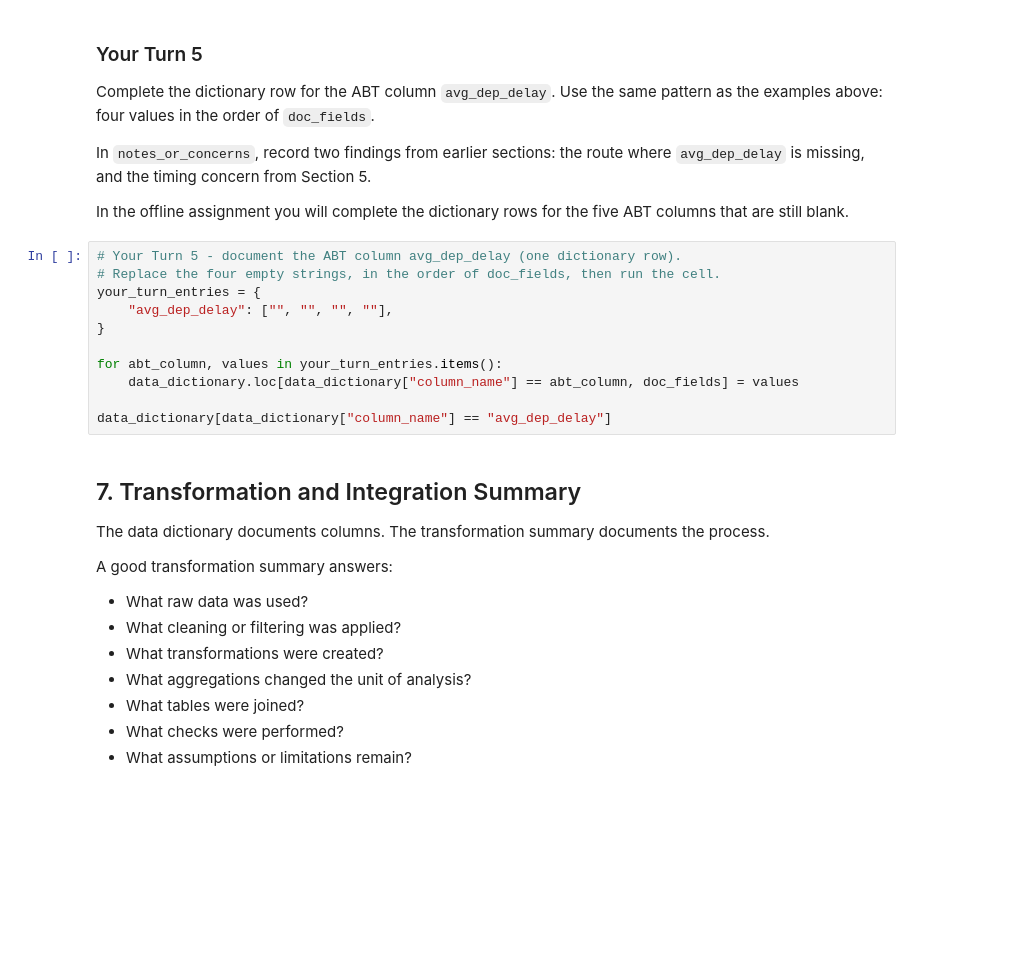
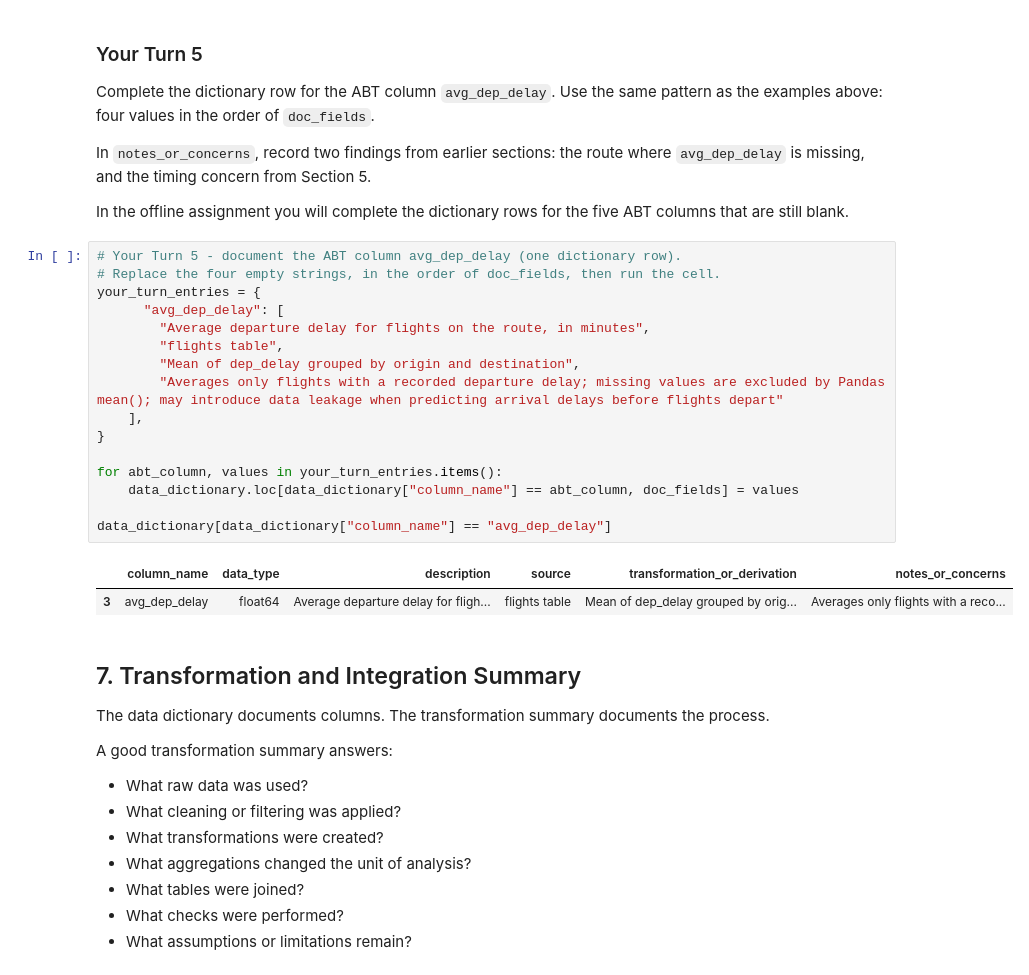
Before and after one commit to cassandrakgomez/ban6003-week-11-cassandragomez, a Jupyter notebook: notebooks/module11_abt_documentation_guided_lab.ipynb, the cells around one changed output. Saved outputs shown, nothing was run; the diff lists cells and outputs as text; blank space fills up the shorter version.

```diff
--- a/notebooks/module11_abt_documentation_guided_lab.ipynb
+++ b/notebooks/module11_abt_documentation_guided_lab.ipynb
@@ -394,14 +539,22 @@ In the offline assignment you will complete the dictionary rows for the five ABT
 # %%
 # Your Turn 5 - document the ABT column avg_dep_delay (one dictionary row).
 # Replace the four empty strings, in the order of doc_fields, then run the cell.
 your_turn_entries = {
-    "avg_dep_delay": ["", "", "", ""],
+      "avg_dep_delay": [
+        "Average departure delay for flights on the route, in minutes",
+        "flights table",
+        "Mean of dep_delay grouped by origin and destination",
+        "Averages only flights with a recorded departure delay; missing values are excluded by Pandas mean(); may introduce data leakage when predicting arrival delays before flights depart"
+    ],
 }
 
 for abt_column, values in your_turn_entries.items():
     data_dictionary.loc[data_dictionary["column_name"] == abt_column, doc_fields] = values
 
 data_dictionary[data_dictionary["column_name"] == "avg_dep_delay"]
+# %% [output]
+|  | column_name | data_type | description | source | transformation_or_derivation | notes_or_concerns |
+| 3 | avg_dep_delay | float64 | Average departure delay for fligh... | flights table | Mean of dep_delay grouped by orig... | Averages only flights with a reco... |
 # %% [markdown]
 ## 7. Transformation and Integration Summary
 
```
Also changed, not shown: parts of 24 cells of this notebook.
